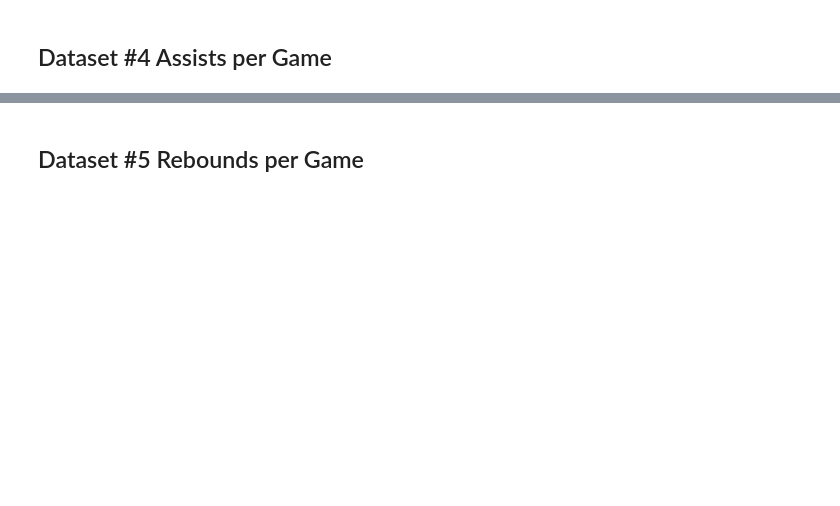
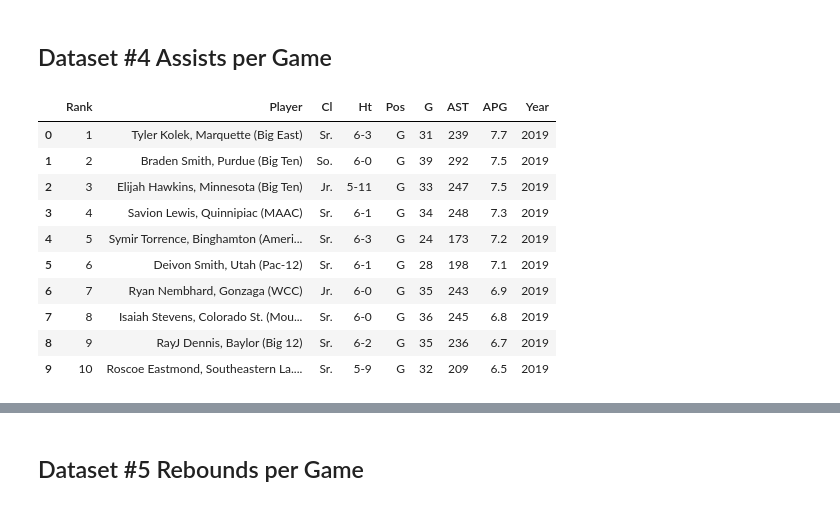
Before and after one commit to jayden789/State-weather-player-performance, a Jupyter notebook: DataCheckpoint_group69.ipynb, the cells around one changed output, grey strips where cells are left out. Saved outputs shown, nothing was run; the diff lists cells and outputs as text; code cells hidden in the pictures; blank space fills up the shorter version.

```diff
--- a/DataCheckpoint_group69.ipynb
+++ b/DataCheckpoint_group69.ipynb
@@ -428,0 +469,16 @@ apg_df = pd.read_csv("./assists.csv")
+# %%
+# Read in CSV file
+apg_df = pd.read_csv("./assists.csv")
+apg_df.head(10)
+# %% [output]
+|  | Rank | Player | Cl | Ht | Pos | G | AST | APG | Year |
+| 0 | 1 | Tyler Kolek, Marquette (Big East) | Sr. | 6-3 | G | 31 | 239 | 7.7 | 2019 |
+| 1 | 2 | Braden Smith, Purdue (Big Ten) | So. | 6-0 | G | 39 | 292 | 7.5 | 2019 |
+| 2 | 3 | Elijah Hawkins, Minnesota (Big Ten) | Jr. | 5-11 | G | 33 | 247 | 7.5 | 2019 |
+| 3 | 4 | Savion Lewis, Quinnipiac (MAAC) | Sr. | 6-1 | G | 34 | 248 | 7.3 | 2019 |
+| 4 | 5 | Symir Torrence, Binghamton (Ameri... | Sr. | 6-3 | G | 24 | 173 | 7.2 | 2019 |
+| 5 | 6 | Deivon Smith, Utah (Pac-12) | Sr. | 6-1 | G | 28 | 198 | 7.1 | 2019 |
+| 6 | 7 | Ryan Nembhard, Gonzaga (WCC) | Jr. | 6-0 | G | 35 | 243 | 6.9 | 2019 |
+| 7 | 8 | Isaiah Stevens, Colorado St. (Mou... | Sr. | 6-0 | G | 36 | 245 | 6.8 | 2019 |
+| 8 | 9 | RayJ Dennis, Baylor (Big 12) | Sr. | 6-2 | G | 35 | 236 | 6.7 | 2019 |
+| 9 | 10 | Roscoe Eastmond, Southeastern La.... | Sr. | 5-9 | G | 32 | 209 | 6.5 | 2019 |
```
Also changed, not shown: parts of 26 cells of this notebook.
